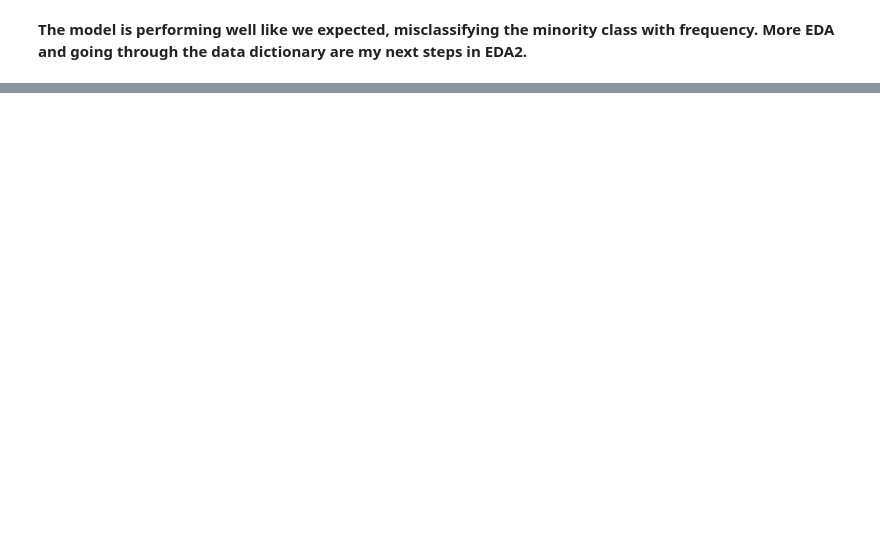
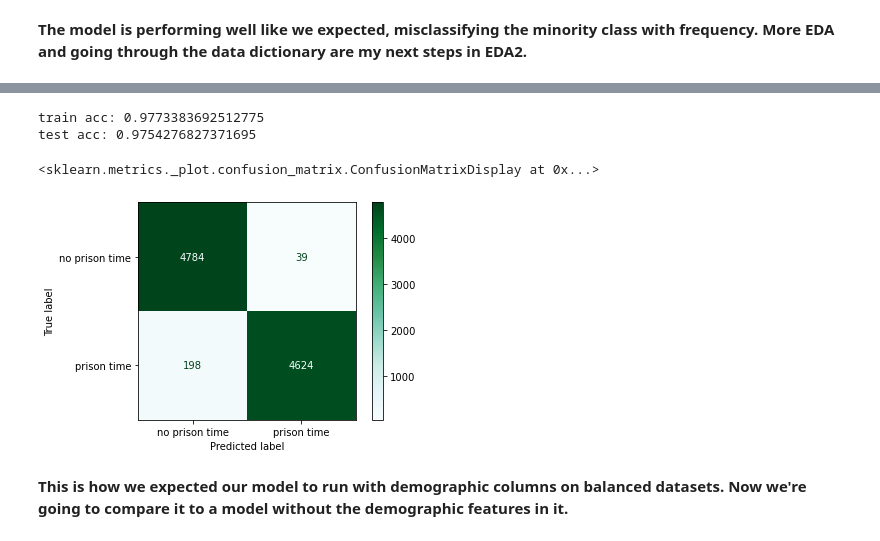
Before and after one commit to 123CarlosRivera/project5, a Jupyter notebook: carlos/modeling_1.ipynb, the cells around one changed output, grey strips where cells are left out. Cells and saved outputs as stored; diff of their text form; code cells hidden in the pictures; blank space fills up the shorter version.

```diff
--- a/carlos/modeling_1.ipynb
+++ b/carlos/modeling_1.ipynb
@@ -122,0 +130,19 @@ demographic_columns=['age','newrace', 'monsex', 'monrace', 'neweduc', 'newcnvtn'
+# %%
+from imblearn.over_sampling import SMOTE
+# Instantiate smote class object
+smo = SMOTE(random_state=42)
+
+#set up X/y
+X = drugs[['age','drugmin','neweduc','quarter','sources',
+           'statmax', 'statmin', 'supermax', 'supermin','suprel',
+           'timservc', 'totchpts', 'totrest', 'totunit', 'typemony',
+           'reas2', 'reas3', 'regsxmin', 'relmin', 'restdet1', 'restdum', 'safe',
+           'typeoths', 'unit1', 'mwgt1', 'wgt1', 'xcrhissr', 'xfolsor', 'xmaxsor'
+          ]]
+y = drugs['prisdum']
+print(f"Target Prisdum value_counts: {y.value_counts()}")
+
+print('====')
+# Synthetically
+X_smo, y_smo = smo.fit_resample(X,y)
+print(f"Smote Target Prisdum value_counts: {y_smo.value_counts()}")
@@ -122,0 +157,11 @@ demographic_columns=['age','newrace', 'monsex', 'monrace', 'neweduc', 'newcnvtn'
+# %%
+# set train/test split
+X_train, X_test, y_train, y_test = train_test_split(X_smo,y_smo,random_state=42, train_size=0.7, stratify=y_smo)
+
+# scale data
+ss = StandardScaler()
+X_train_ss = ss.fit_transform(X_train)
+X_test_ss = ss.transform(X_test)
+
+# train multiple models
+smote_class_scores = classify(X_train_ss,X_test_ss,y_train,y_test)
@@ -122,0 +183,9 @@ demographic_columns=['age','newrace', 'monsex', 'monrace', 'neweduc', 'newcnvtn'
+# %%
+logreg(X_train_ss, X_test_ss, y_train, y_test)
+# %% [output]
+train acc: 0.9773383692512775
+test acc: 0.9754276827371695
+<sklearn.metrics._plot.confusion_matrix.ConfusionMatrixDisplay at 0x...>
+[figure, added]
+# %% [markdown]
+**This is how we expected our model to run with demographic columns on balanced datasets. Now we're going to compare it to a model without the demographic features in it.**
```
Also changed, not shown: parts of 37 cells of this notebook, 2 other files.
